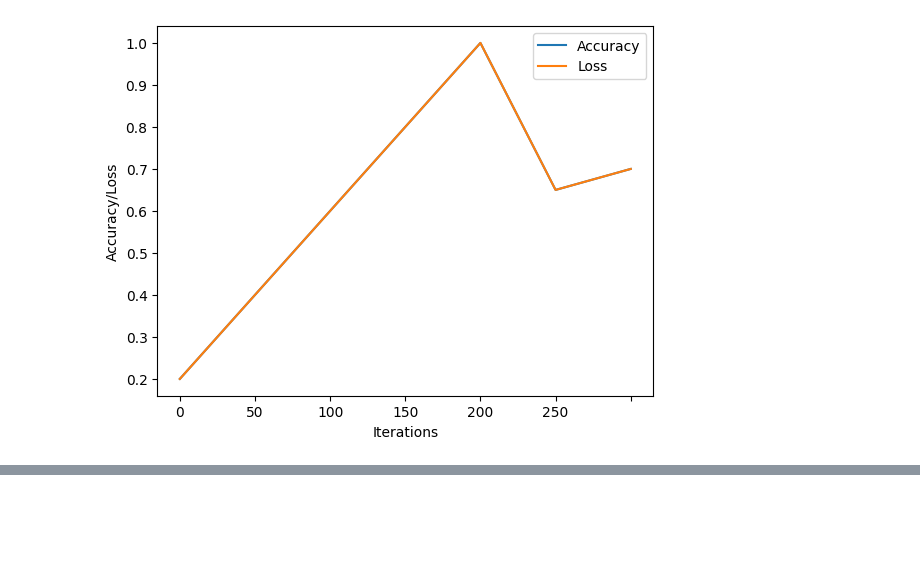
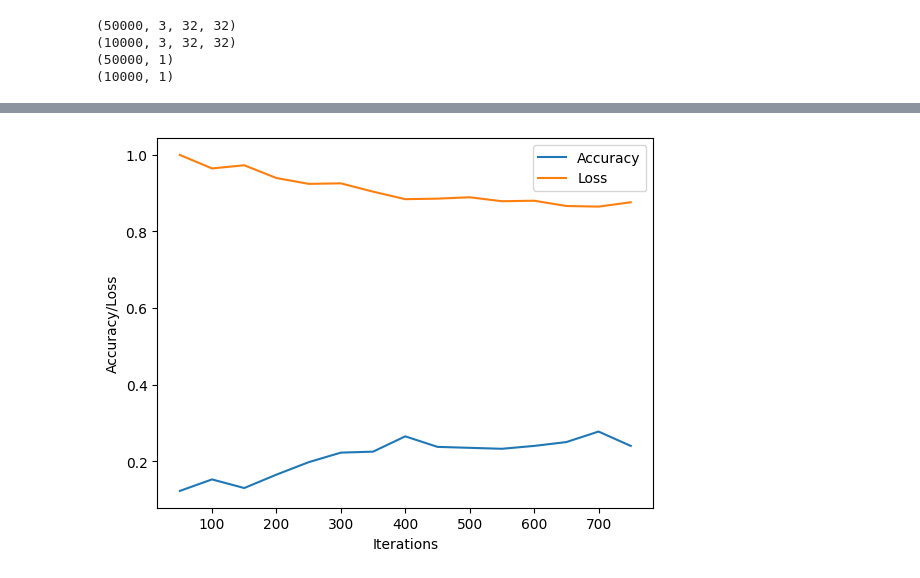
Before and after one commit to haroonsyed/test_cnn, a Jupyter notebook: syed_python_cnn.ipynb, the cells around one changed output, grey strips where cells are left out. Saved outputs shown, nothing was run; the diff lists cells and outputs as text; code cells hidden in the pictures; blank space fills up the shorter version.

```diff
--- a/syed_python_cnn.ipynb
+++ b/syed_python_cnn.ipynb
@@ -73,8 +91,7 @@ class MaxPoolLayer:
         # Upsample the output_error and then multiply by the select_mask
 
         def upsample(input):
-            input.repeat(2, axis=2).repeat(2, axis=3)
-            return input
+            return input.repeat(2, axis=2).repeat(2, axis=3)
 
         upsampled_output_error = upsample(output_error)
         # Crop the upsampled_output_error to the size of the input (in case input is odd)
@@ -226,20 +227,48 @@ def one_hot_encode(y, num_classifications):
         encoded[i][y[i]] = 1
     return encoded
 # %%
-def view_accuracy_loss(cnn):
-    # normalize the loss and accuracy
+def plot_accuracy_loss(cnn):
+    # normalize the loss
     accuracy = cnn.accuracy
     loss = cnn.loss
-    accuracy = [i / max(accuracy) for i in accuracy]
-    loss = [i / max(loss) for i in loss]
+    loss /= max(loss)
+    perf_interval = 50
+
+    # Create a list for the iterations
+    x_ticks = list(range(50, (len(accuracy) + 1) * perf_interval, perf_interval))
 
     fig, ax = plt.subplots()
-    ax.set_xlabel('Iterations')
-    ax.set_ylabel('Accuracy/Loss')
-    ax.set_xticklabels([str((i-1)*50) for i in range(0, len(accuracy))])
-    ax.plot(accuracy, label='Accuracy')
-    ax.plot(loss, label='Loss')
+    ax.set_xlabel("Iterations")
+    ax.set_ylabel("Accuracy/Loss")
+    ax.plot(x_ticks, accuracy, label="Accuracy")
+    ax.plot(x_ticks, loss, label="Loss")
+
     ax.legend()
     plt.show()
-# %% [output]
-[figure, removed]
+# %%
+# Lets load the dataset cifar-10
+(x_train, y_train), (x_test, y_test) = cifar10.load_data()
+
+# Normalize the data
+x_train = x_train / 255.0
+x_test = x_test / 255.0
+
+# Pull channels out so you have sample -> depth -> rows -> cols
+x_train = x_train.transpose(0, 3, 1, 2)
+x_test = x_test.transpose(0, 3, 1, 2)
+
+# Load as numpy arrays
+x_train = np.array(x_train)
+x_test = np.array(x_test)
+y_train = np.array(y_train)
+y_test = np.array(y_test)
+
+print(x_train.shape)
+print(x_test.shape)
+print(y_train.shape)
+print(y_test.shape)
+# %% [output]
+(50000, 3, 32, 32)
+(10000, 3, 32, 32)
+(50000, 1)
+(10000, 1)
@@ -246,14 +291,13 @@ def view_accuracy_loss(cnn):
 # %%
 # Train the model
 learning_rate = 0.01  # For now we will use stochastic gradient descent, not adam
-batch_size = 32
-epochs = 10
+batch_size = 8
+epochs = 1
 
 for epoch in range(epochs):
     # Shuffle the data
     indices = np.random.permutation(len(x_train))
-    # for i in range(0, len(x_train), batch_size):
-    for i in range(1):
+    for i in range(0, len(x_train) // 8, batch_size):
         # Get the batch
         x_batch = x_train[indices[i : i + batch_size]]
         y_batch = y_train[indices[i : i + batch_size]]
@@ -265,5 +309,5 @@ for epoch in range(epochs):
         # Train the model
         cnn.train(x_batch, y_batch, learning_rate)
 
-view_accuracy_loss(cnn)
+plot_accuracy_loss(cnn)
 # %% [output]
@@ -271,3 +329,4 @@ AttributeError: 'NoneType' object has no attribute 'shape'
+[figure, added]
 # %%
 # Interactive test
 index = np.random.randint(0, len(x_test))
```
Also changed, not shown: parts of 8 cells of this notebook.
